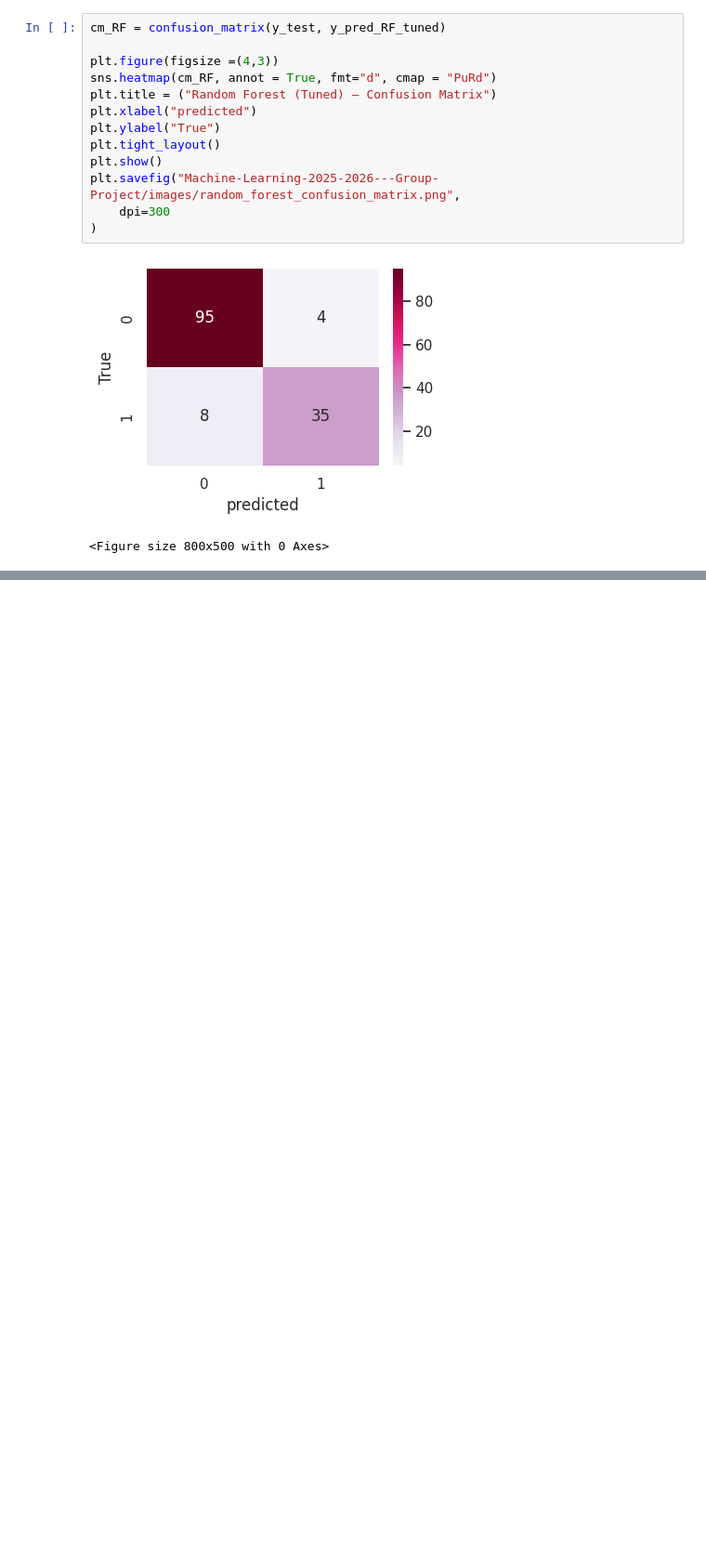
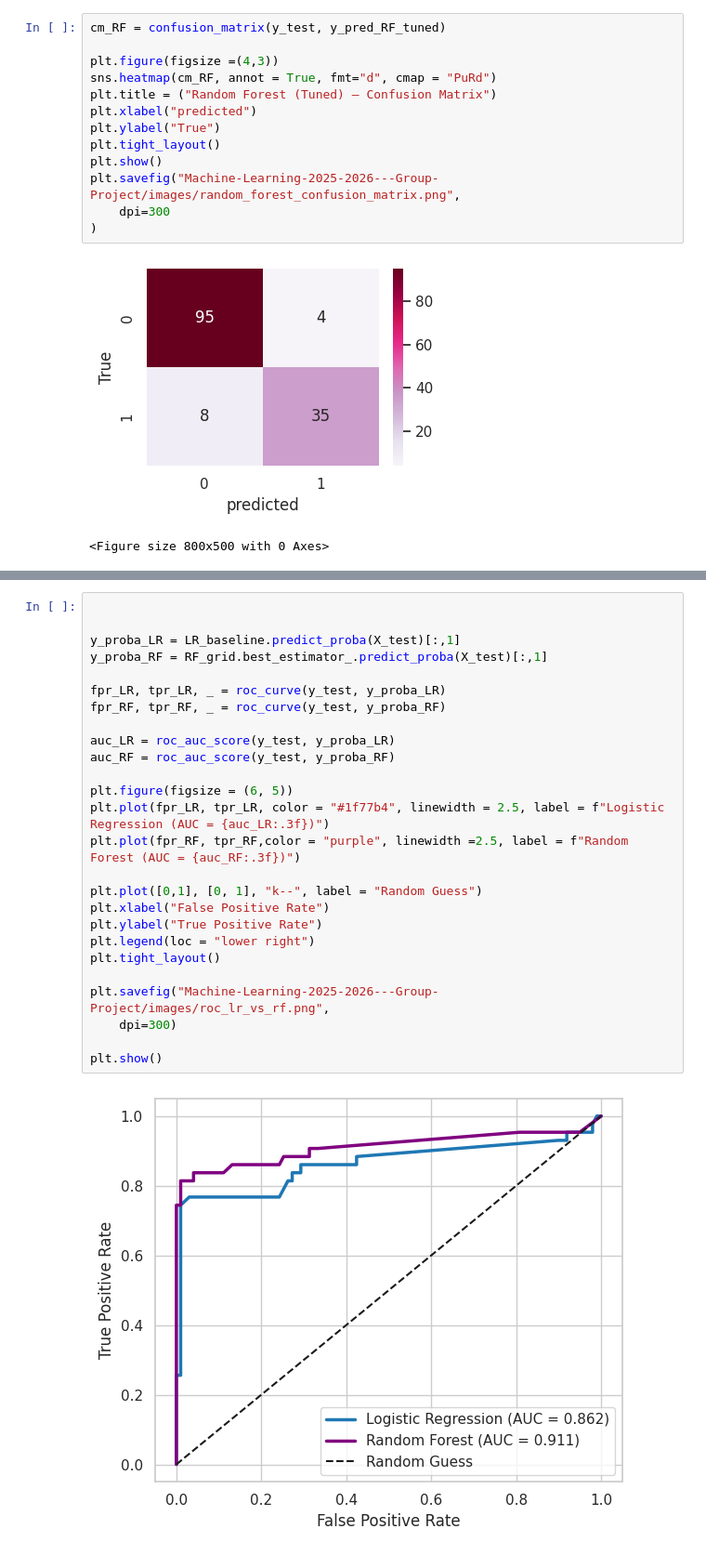
Before and after one commit to personallypetra/Machine-Learning-2025-2026---Group-Project, a Jupyter notebook: main.ipynb, the cells around one changed output, grey strips where cells are left out. Shown at 93% size. Cells and saved outputs as stored; diff of their text form; blank space fills up the shorter version.

```diff
--- a/main.ipynb
+++ b/main.ipynb
@@ -573,0 +578,28 @@ Overall, the Random Forest confusion matrix confirms that the model not only imp
+# %%
+
+
+y_proba_LR = LR_baseline.predict_proba(X_test)[:,1]
+y_proba_RF = RF_grid.best_estimator_.predict_proba(X_test)[:,1]
+
+fpr_LR, tpr_LR, _ = roc_curve(y_test, y_proba_LR)
+fpr_RF, tpr_RF, _ = roc_curve(y_test, y_proba_RF)
+
+auc_LR = roc_auc_score(y_test, y_proba_LR)
+auc_RF = roc_auc_score(y_test, y_proba_RF)
+
+plt.figure(figsize = (6, 5))
+plt.plot(fpr_LR, tpr_LR, color = "#1f77b4", linewidth = 2.5, label = f"Logistic Regression (AUC = {auc_LR:.3f})")
+plt.plot(fpr_RF, tpr_RF,color = "purple", linewidth =2.5, label = f"Random Forest (AUC = {auc_RF:.3f})")
+
+plt.plot([0,1], [0, 1], "k--", label = "Random Guess")
+plt.xlabel("False Positive Rate")
+plt.ylabel("True Positive Rate")
+plt.legend(loc = "lower right")
+plt.tight_layout()
+
+plt.savefig("Machine-Learning-2025-2026---Group-Project/images/roc_lr_vs_rf.png",
+    dpi=300)
+
+plt.show()
+# %% [output]
+[figure, added]
```
Also changed, not shown: parts of 3 cells of this notebook.
